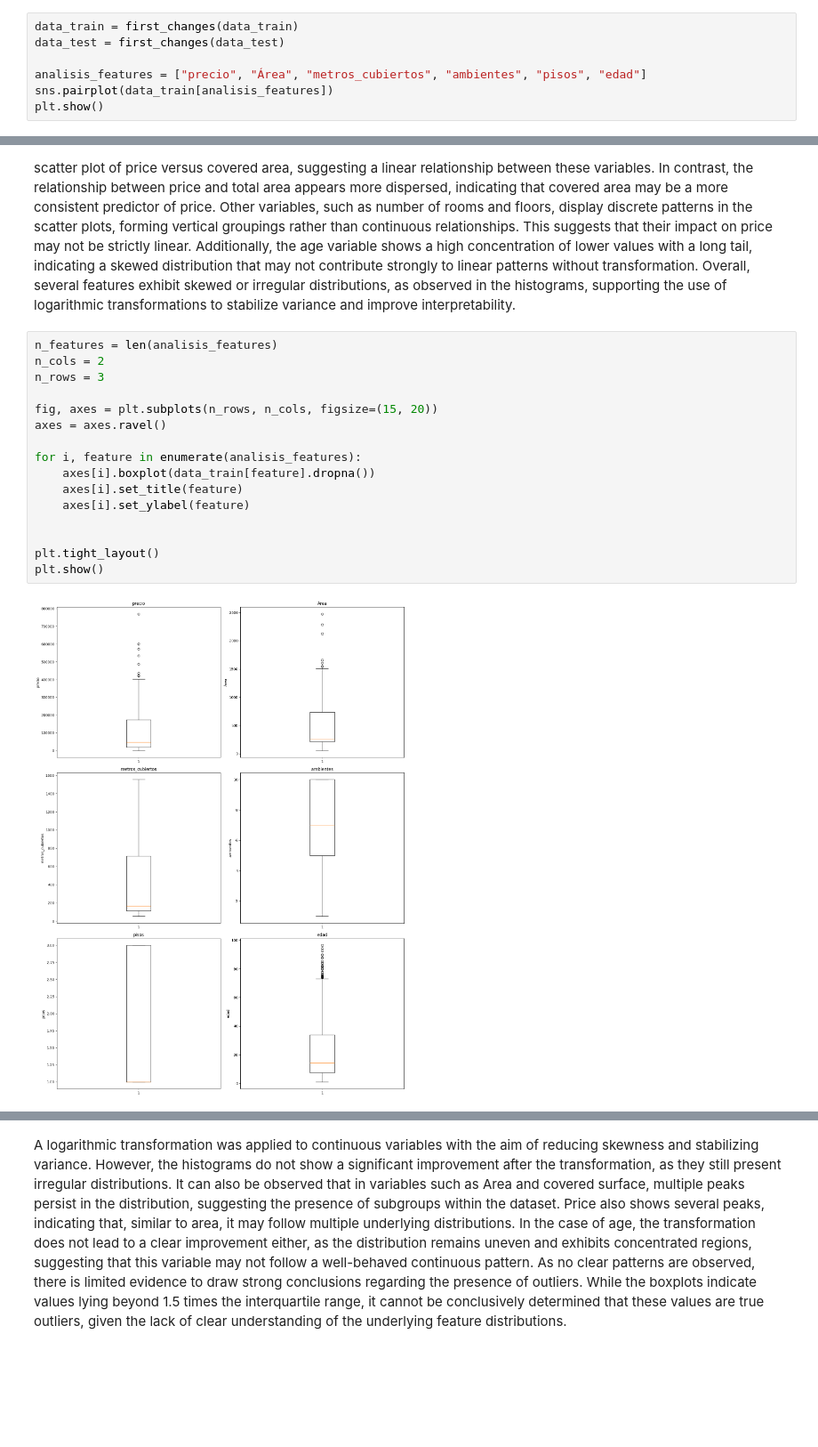
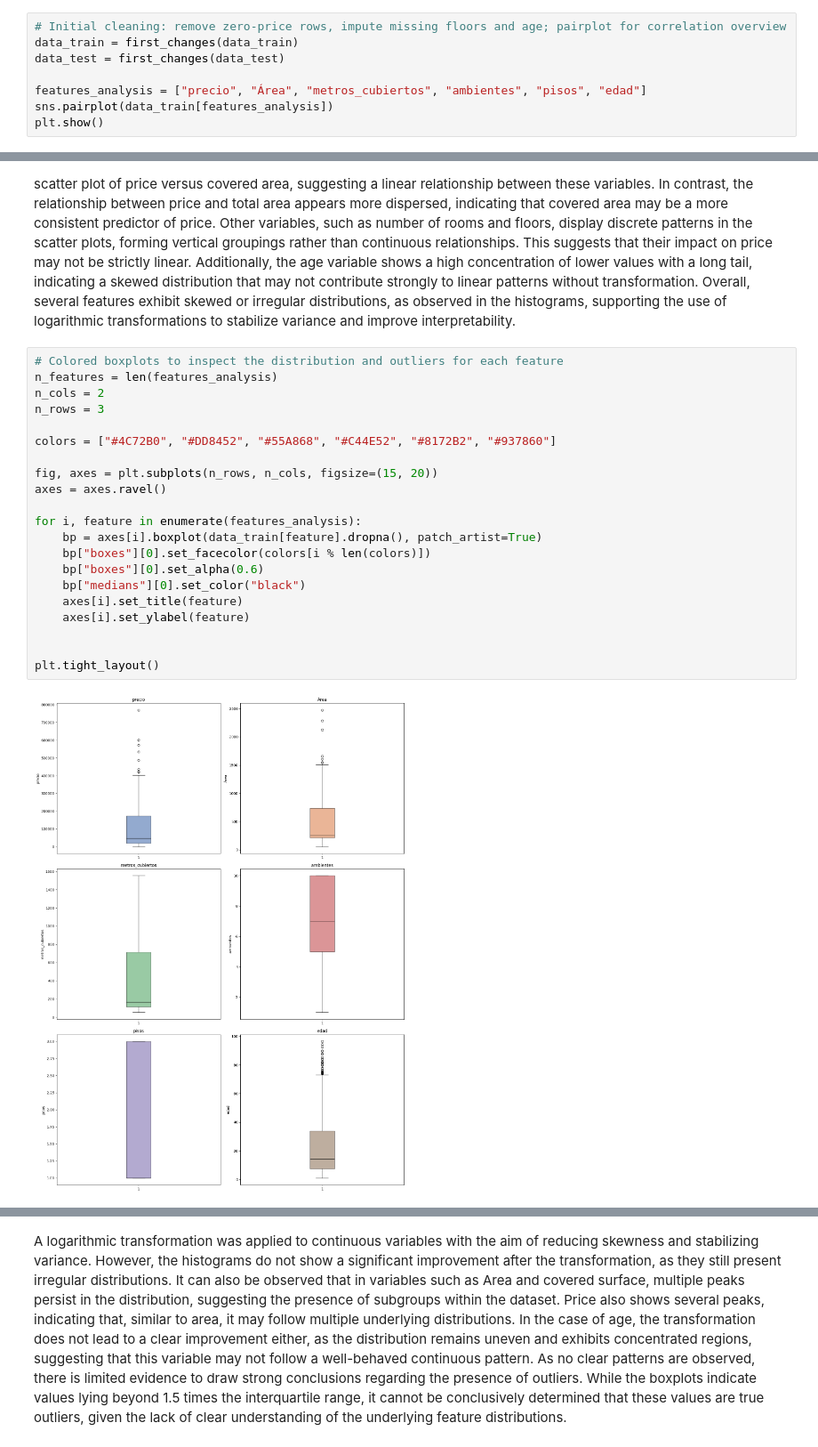
Before and after one commit to pepoberess/PredictorPreciosCasas_Beresten, a Jupyter notebook: notebooks/Entrega_TP1.ipynb, the cells around one changed output, grey strips where cells are left out. Shown at 89% size. Drawn from its saved outputs; the diff is of its cells as text; blank space fills up the shorter version.

```diff
--- a/notebooks/Entrega_TP1.ipynb
+++ b/notebooks/Entrega_TP1.ipynb
@@ -46,11 +46,12 @@ dtype: int64
 # %% [markdown]
 From an initial sample of 100 observations, cases of properties with zero price values and missing data in the floors and age columns were identified. Regarding price, values equal to zero would directly mislead the model, and there is no clear way to estimate them, so these observations will be removed from the dataset. For the number of floors, it will be evaluated based on two factors: the type of property and its price. Finally, for the age variable, the mean value of the column will be calculated and used to replace missing data.
 # %%
+# Initial cleaning: remove zero-price rows, impute missing floors and age; pairplot for correlation overview
 data_train = first_changes(data_train)
 data_test = first_changes(data_test)
 
-analisis_features = ["precio", "Área", "metros_cubiertos", "ambientes", "pisos", "edad"]
-sns.pairplot(data_train[analisis_features])
+features_analysis = ["precio", "Área", "metros_cubiertos", "ambientes", "pisos", "edad"]
+sns.pairplot(data_train[features_analysis])
 plt.show()
 # %% [output]
 [figure]
@@ -59,21 +60,26 @@ From the analysis of the histograms and scatter plots, no strong conclusions can
 A positive trend can be observed in the scatter plot of price versus covered area, suggesting a linear relationship between these variables. In contrast, the relationship between price and total area appears more dispersed, indicating that covered area may be a more consistent predictor of price. Other variables, such as number of rooms and floors, display discrete patterns in the scatter plots, forming vertical groupings rather than continuous relationships. This suggests that their impact on price may not be strictly linear. Additionally, the age variable shows a high concentration of lower values with a long tail, indicating a skewed distribution that may not contribute strongly to linear patterns without transformation.
 Overall, several features exhibit skewed or irregular distributions, as observed in the histograms, supporting the use of logarithmic transformations to stabilize variance and improve interpretability.
 # %%
-n_features = len(analisis_features)
+# Colored boxplots to inspect the distribution and outliers for each feature
+n_features = len(features_analysis)
 n_cols = 2
 n_rows = 3
+
+colors = ["#4C72B0", "#DD8452", "#55A868", "#C44E52", "#8172B2", "#937860"]
 
 fig, axes = plt.subplots(n_rows, n_cols, figsize=(15, 20))
 axes = axes.ravel()
 
-for i, feature in enumerate(analisis_features):
-    axes[i].boxplot(data_train[feature].dropna())
+for i, feature in enumerate(features_analysis):
+    bp = axes[i].boxplot(data_train[feature].dropna(), patch_artist=True)
+    bp["boxes"][0].set_facecolor(colors[i % len(colors)])
+    bp["boxes"][0].set_alpha(0.6)
+    bp["medians"][0].set_color("black")
     axes[i].set_title(feature)
     axes[i].set_ylabel(feature)
 
 
 plt.tight_layout()
-plt.show()
 # %% [output]
-[figure, old version]
+[figure, new version]
 # %%
```
Also changed, not shown: parts of 24 cells of this notebook, 10 other files.
